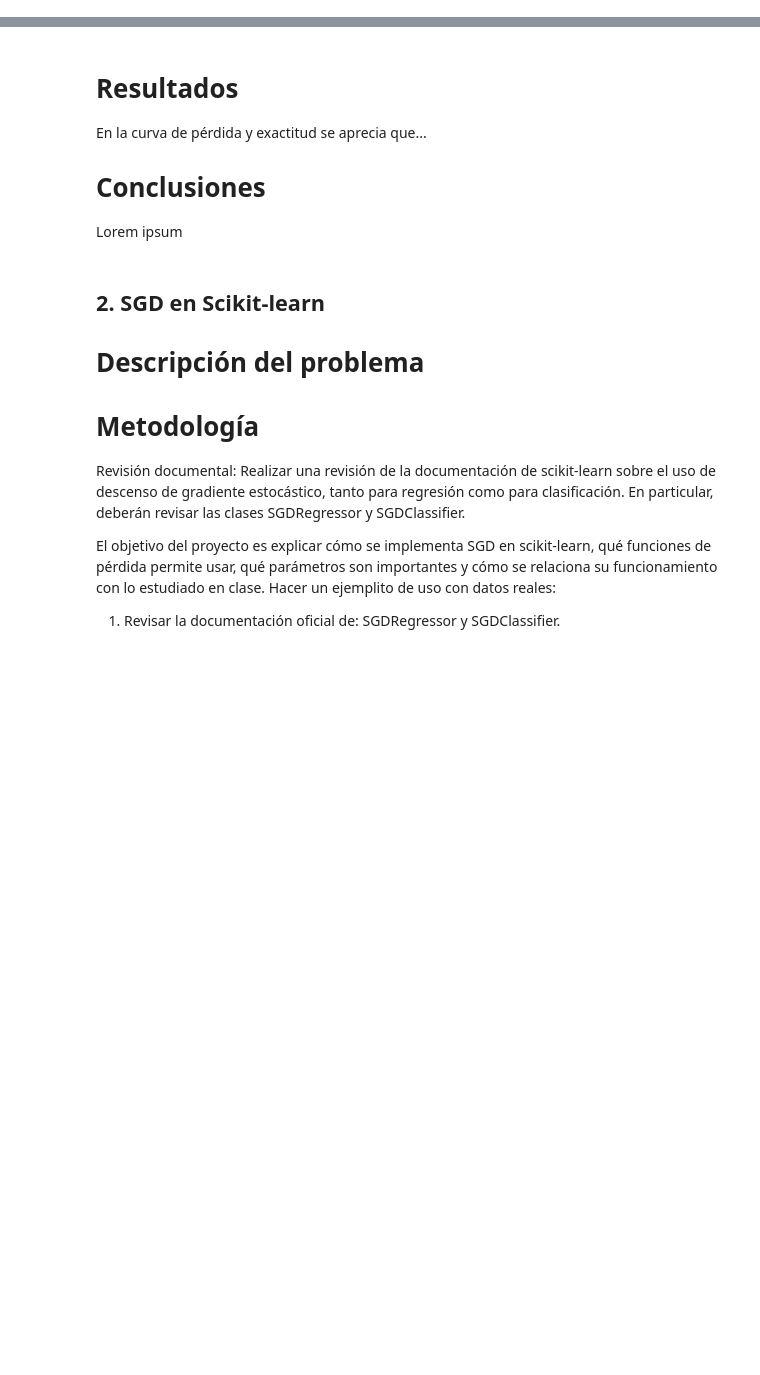
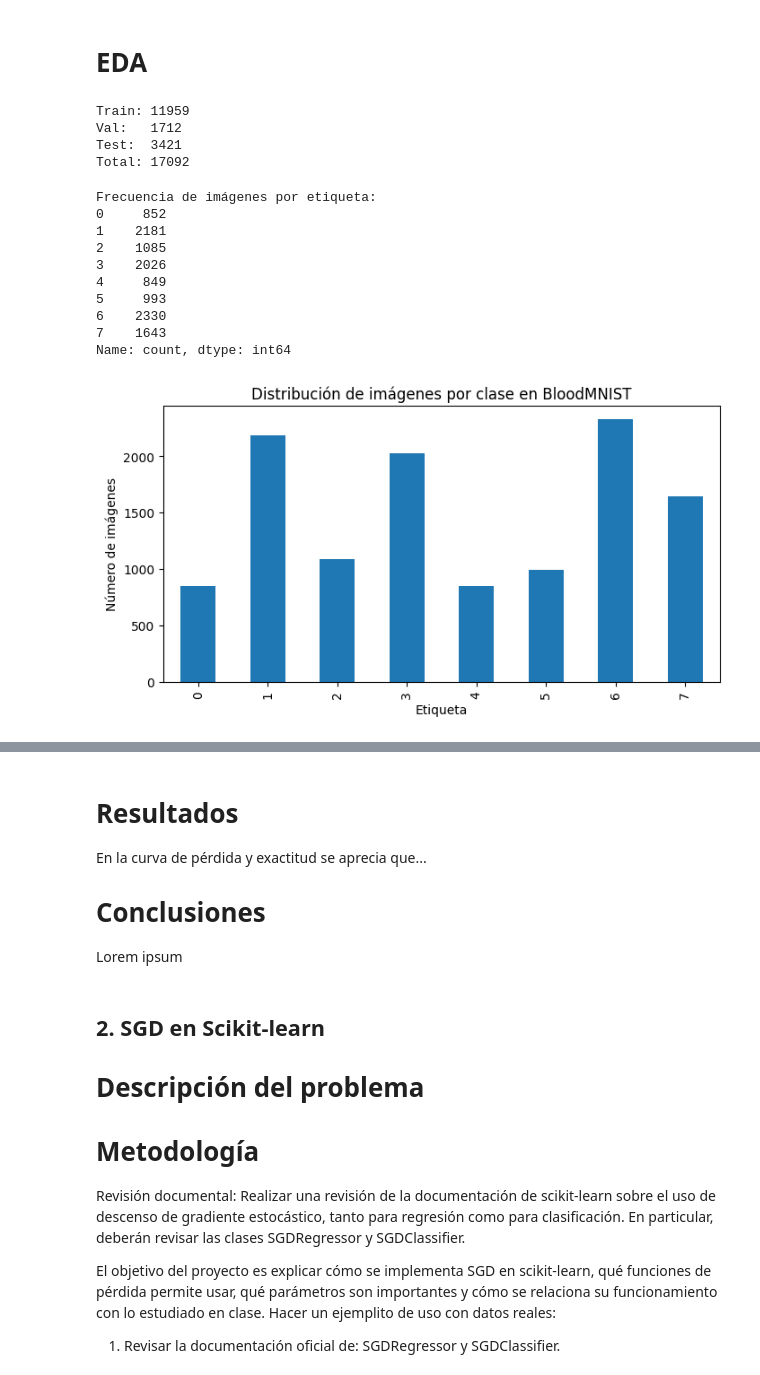
Before and after one commit to gapalfaro-cmyk/Proyecto-de-fin-de-modulo-7---Alfaro-Badillo-Cruz-Perez-Rupit, a Jupyter notebook: Programacion.ipynb, the cells around one changed output, grey strips where cells are left out. Saved outputs shown, nothing was run; the diff lists cells and outputs as text; code cells hidden in the pictures; blank space fills up the shorter version.

```diff
--- a/Programacion.ipynb
+++ b/Programacion.ipynb
@@ -77,9 +59,45 @@ plt.show()
+# %% [markdown]
+# EDA
+# %%
+# Tamaño o número de registros de la base de imágenes
+print(f"Train: {len(train_dataset)}")
+print(f"Val:   {len(val_dataset)}")
+print(f"Test:  {len(test_dataset)}")
+print(f"Total: {len(train_dataset) + len(val_dataset) + len(test_dataset)}")
+# %% [output]
+Train: 11959
+Val:   1712
+Test:  3421
+Total: 17092
 # %%
+# Tamaño
+X_train = train_dataset.imgs
+y_train = train_dataset.labels.squeeze()
+
 # Calcular frecuencia por clase
-freq = pd.Series(labels).value_counts().sort_index()
+freq = pd.Series(y_train).value_counts().sort_index()
 
 print("Frecuencia de imágenes por etiqueta:")
 print(freq)
 
 # Visualizar en gráfico de barras
 import matplotlib.pyplot as plt
+
+plt.figure(figsize=(8,4))
+freq.plot(kind="bar")
+plt.xlabel("Etiqueta")
+plt.ylabel("Número de imágenes")
+plt.title("Distribución de imágenes por clase en BloodMNIST")
+plt.show()
+# %% [output]
+Frecuencia de imágenes por etiqueta:
+0     852
+1    2181
+2    1085
+3    2026
+4     849
+5     993
+6    2330
+7    1643
+Name: count, dtype: int64
+[figure, added]
```
Also changed, not shown: parts of 13 cells of this notebook.
